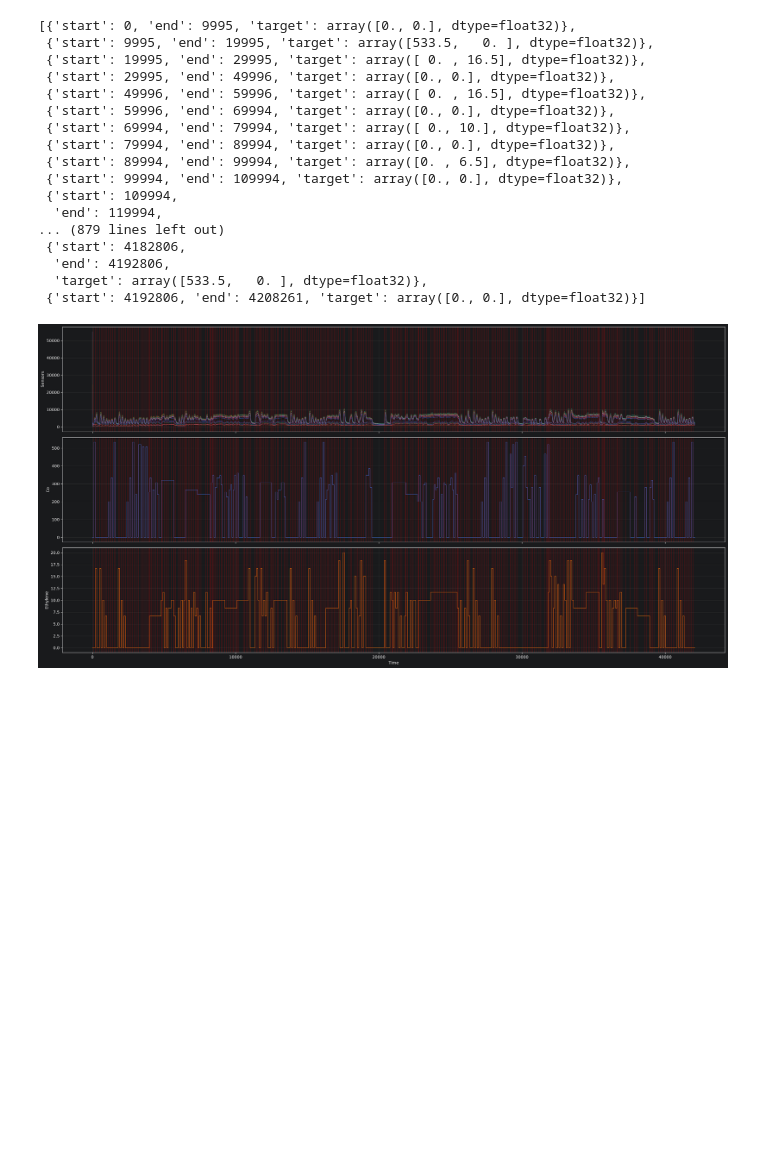
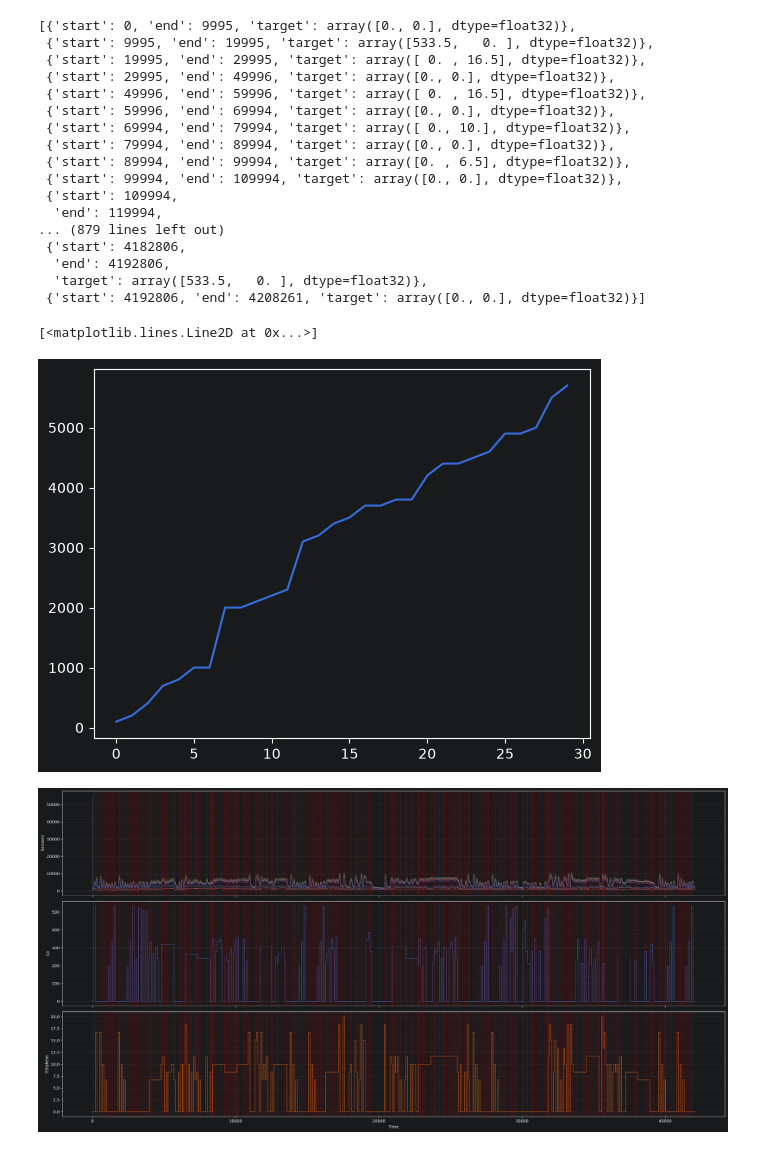
Before and after one commit to GaleevArslanDev/DySiG, a Jupyter notebook: lstm.ipynb, the cells around one changed output. Cells and saved outputs as stored; diff of their text form; code cells hidden in the pictures; blank space fills up the shorter version.

```diff
--- a/lstm.ipynb
+++ b/lstm.ipynb
@@ -218,6 +235,13 @@ segments
   'end': 4192806,
   'target': array([533.5,   0. ], dtype=float32)},
  {'start': 4192806, 'end': 4208261, 'target': array([0., 0.], dtype=float32)}]
+# %%
+a = sorted(segments, key=lambda x: x["end"]-x["start"])
+b = list(map(lambda x: x["end"]-x["start"], a))
+plt.plot(b[:30:])
+# %% [output]
+[<matplotlib.lines.Line2D at 0x...>]
+[figure, added]
 # %%
 plot_step = 100
 
```
Also changed, not shown: parts of 11 cells of this notebook, 1 other file.
